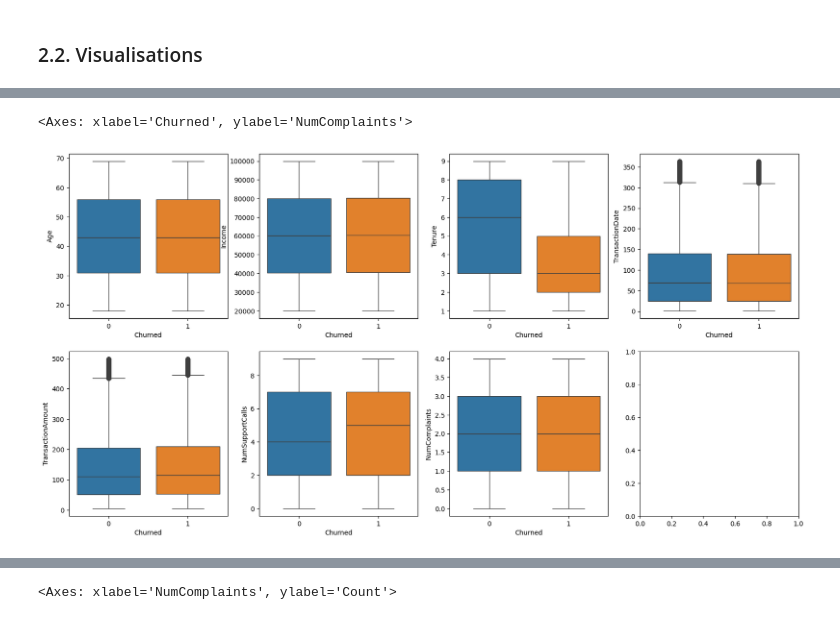
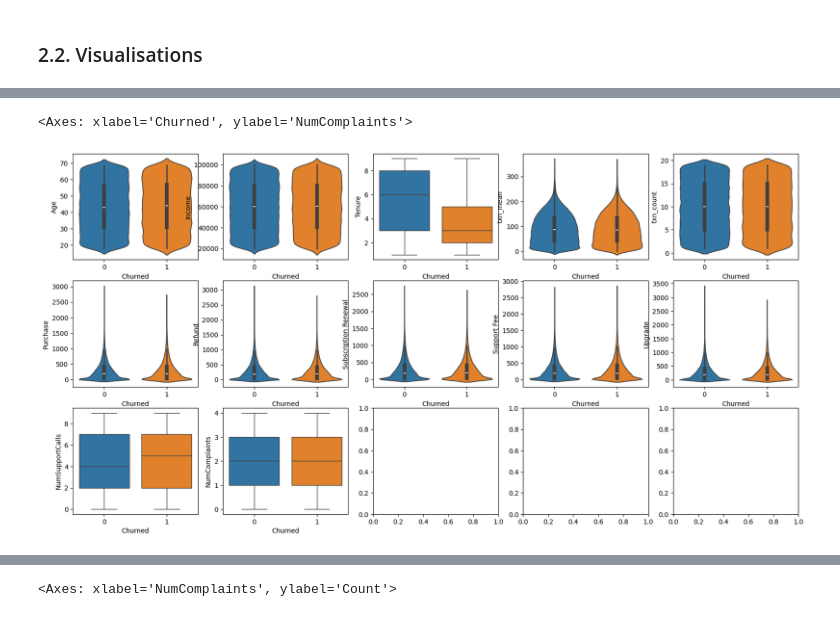
Before and after one commit to briceshun/churn-model, a Jupyter notebook: 10_EDA.ipynb, the cells around one changed output, grey strips where cells are left out. Drawn from its saved outputs; the diff is of its cells as text; code cells hidden in the pictures.

Commit message:
corrected grouping error

```diff
--- a/10_EDA.ipynb
+++ b/10_EDA.ipynb
@@ -35,0 +64,3 @@ dfSummary(df_ori)
+# %%
+txn_count = df_ori.groupby('CustomerID')['TransactionDate'].agg(('mean', 'count')).reset_index().rename(columns={'mean': 'txn_mean', 'count': 'txn_count'})
+txn_count
@@ -35,0 +88,10 @@ dfSummary(df_ori)
+# %%
+df_group = df_ori[['CustomerID', 'Age', 'Gender', 'Income', 'Tenure', 'Location', 'TransactionType', 'TransactionAmount', 'NumSupportCalls', 'NumComplaints', 'Churned']]\
+    .groupby(['CustomerID', 'Age', 'Gender', 'Income', 'Tenure', 'Location', 'TransactionType', 'NumSupportCalls', 'NumComplaints', 'Churned']).sum().reset_index()\
+    .pivot(
+        index=['CustomerID', 'Age', 'Gender', 'Income', 'Tenure', 'Location', 'NumSupportCalls', 'NumComplaints', 'Churned'],
+        columns="TransactionType",
+        values="TransactionAmount",
+    ).fillna(0).reset_index()
+
+df_group = pd.concat([df_group, txn_count.drop(columns=['CustomerID'])], axis=1)
@@ -51,13 +131,18 @@ Numeric columns: Age, Income, Tenure, TransactionDate, TransactionAmount, NumSup
 # %%
 # Visualise Numeric
-fig, axs = plt.subplots(ncols=4, nrows=2, figsize=(20, 10))
-sns.boxplot(data=df_ori, x='Churned', y='Age', hue='Churned', ax=axs[0][0], legend=False)
-sns.boxplot(data=df_ori, x='Churned', y='Income', hue='Churned', ax=axs[0][1], legend=False)
-sns.boxplot(data=df_ori, x='Churned', y='Tenure', hue='Churned', ax=axs[0][2], legend=False)
-sns.boxplot(data=df_ori, x='Churned', y='TransactionDate', hue='Churned', ax=axs[0][3], legend=False)
-sns.boxplot(data=df_ori, x='Churned', y='TransactionAmount', hue='Churned', ax=axs[1][0], legend=False)
-sns.boxplot(data=df_ori, x='Churned', y='NumSupportCalls', hue='Churned', ax=axs[1][1], legend=False)
-sns.boxplot(data=df_ori, x='Churned', y='NumComplaints', hue='Churned', ax=axs[1][2], legend=False)
+fig, axs = plt.subplots(ncols=5, nrows=3, figsize=(20, 10))
+sns.violinplot(data=df_group, x='Churned', y='Age', hue='Churned', ax=axs[0][0], legend=False)
+sns.violinplot(data=df_group, x='Churned', y='Income', hue='Churned', ax=axs[0][1], legend=False)
+sns.boxplot(data=df_group, x='Churned', y='Tenure', hue='Churned', ax=axs[0][2], legend=False)
+sns.violinplot(data=df_group, x='Churned', y='txn_mean', hue='Churned', ax=axs[0][3], legend=False)
+sns.violinplot(data=df_group, x='Churned', y='txn_count', hue='Churned', ax=axs[0][4], legend=False)
+sns.violinplot(data=df_group, x='Churned', y='Purchase', hue='Churned', ax=axs[1][0], legend=False)
+sns.violinplot(data=df_group, x='Churned', y='Refund', hue='Churned', ax=axs[1][1], legend=False)
+sns.violinplot(data=df_group, x='Churned', y='Subscription Renewal', hue='Churned', ax=axs[1][2], legend=False)
+sns.violinplot(data=df_group, x='Churned', y='Support Fee', hue='Churned', ax=axs[1][3], legend=False)
+sns.violinplot(data=df_group, x='Churned', y='Upgrade', hue='Churned', ax=axs[1][4], legend=False)
+sns.boxplot(data=df_group, x='Churned', y='NumSupportCalls', hue='Churned', ax=axs[2][0], legend=False)
+sns.boxplot(data=df_group, x='Churned', y='NumComplaints', hue='Churned', ax=axs[2][1], legend=False)
 # %% [output]
 <Axes: xlabel='Churned', ylabel='NumComplaints'>
-[figure, old version]
+[figure, new version]
```
Also changed, not shown: parts of 18 cells of this notebook, 3 other files.
